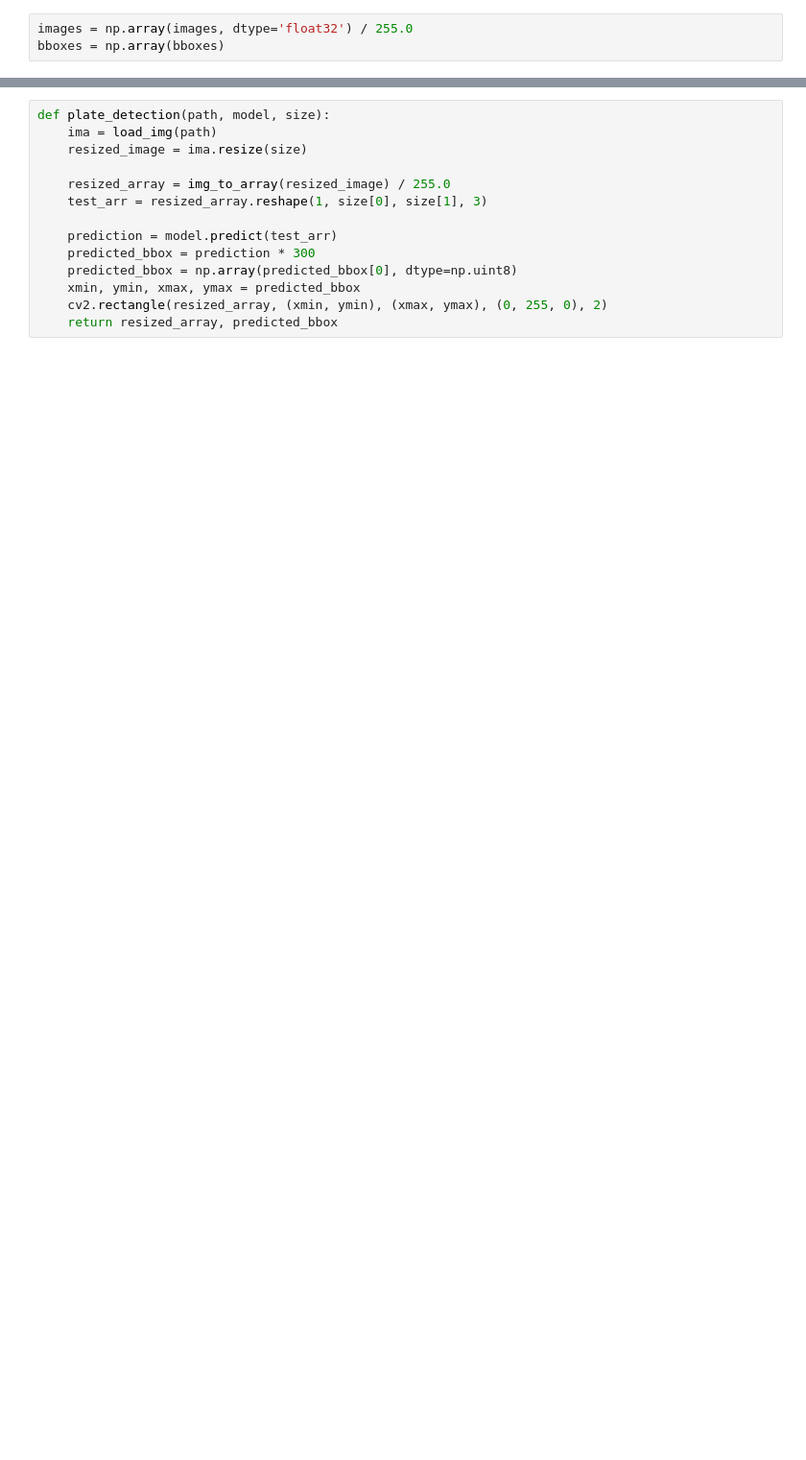
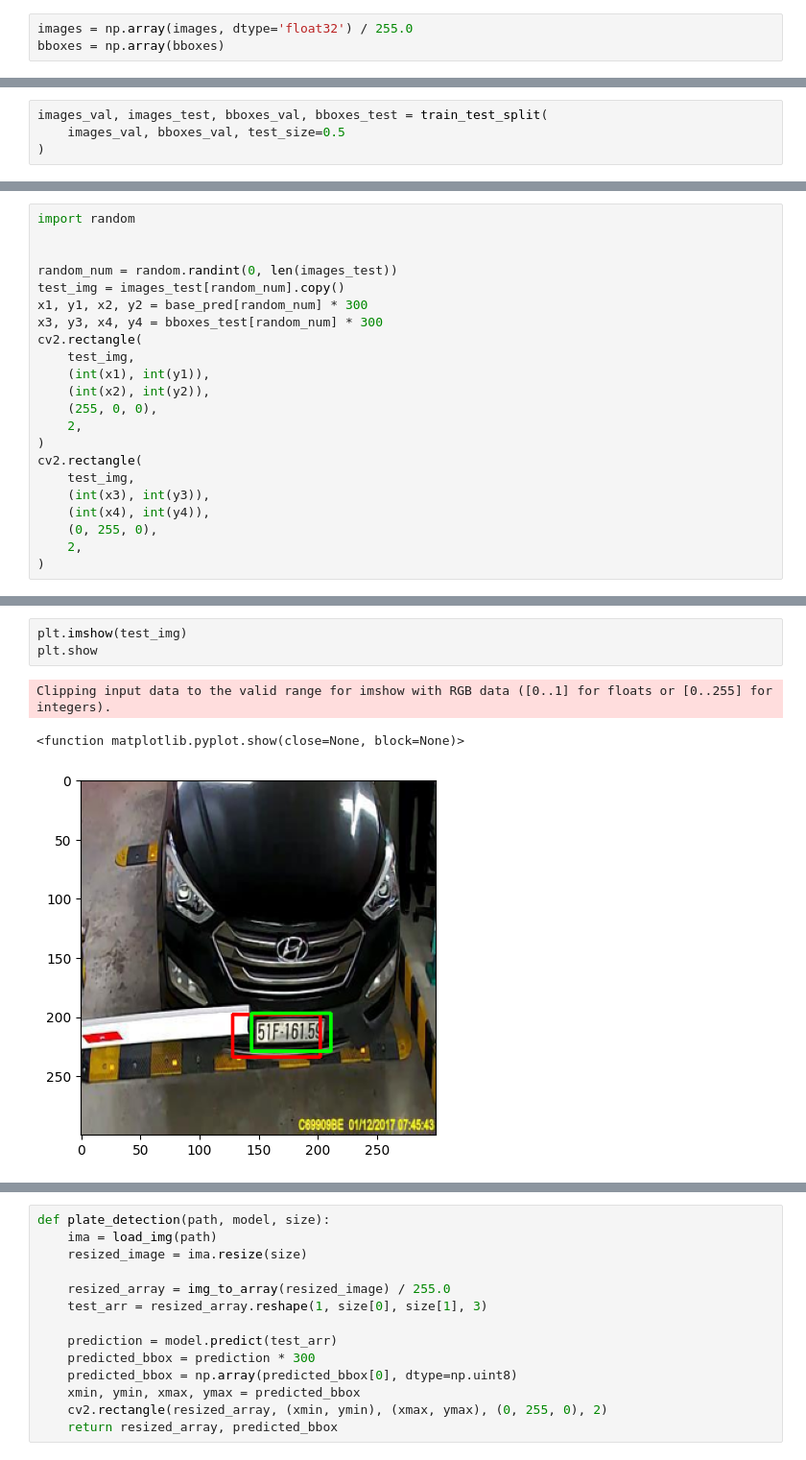
Before and after one commit to VMD121199/Computer-Vision-Lab, a Jupyter notebook: Object Detection/car-plate-detection/car_plate_detection.ipynb, the cells around one changed output, grey strips where cells are left out. Shown at 96% size. Drawn from its saved outputs; the diff is of its cells as text; blank space fills up the shorter version.

```diff
--- a/Object Detection/car-plate-detection/car_plate_detection.ipynb
+++ b/Object Detection/car-plate-detection/car_plate_detection.ipynb
@@ -200,0 +111,4 @@ loaded_model = load_model("./model/detection.h5")
+# %%
+images_val, images_test, bboxes_val, bboxes_test = train_test_split(
+    images_val, bboxes_val, test_size=0.5
+)
@@ -200,0 +366,22 @@ loaded_model = load_model("./model/detection.h5")
+# %%
+import random
+
+
+random_num = random.randint(0, len(images_test))
+test_img = images_test[random_num].copy()
+x1, y1, x2, y2 = base_pred[random_num] * 300
+x3, y3, x4, y4 = bboxes_test[random_num] * 300
+cv2.rectangle(
+    test_img,
+    (int(x1), int(y1)),
+    (int(x2), int(y2)),
+    (255, 0, 0),
+    2,
+)
+cv2.rectangle(
+    test_img,
+    (int(x3), int(y3)),
+    (int(x4), int(y4)),
+    (0, 255, 0),
+    2,
+)
@@ -200,0 +406,7 @@ loaded_model = load_model("./model/detection.h5")
+# %%
+plt.imshow(test_img)
+plt.show
+# %% [output]
+Clipping input data to the valid range for imshow with RGB data ([0..1] for floats or [0..255] for integers).
+<function matplotlib.pyplot.show(close=None, block=None)>
+[figure, added]
```
Also changed, not shown: parts of 66 cells of this notebook, 14 other files.
